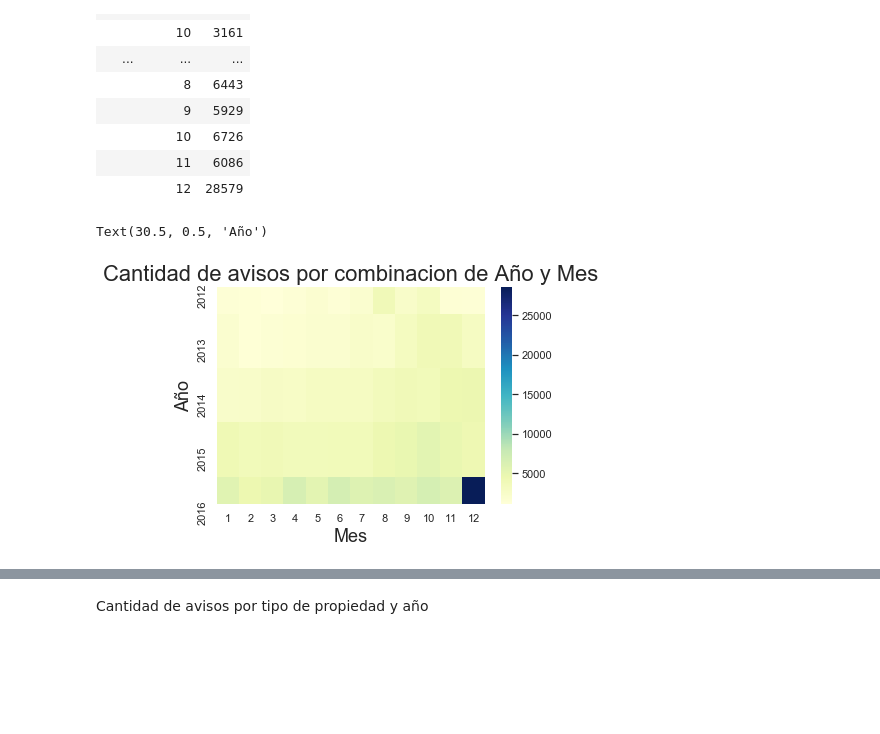
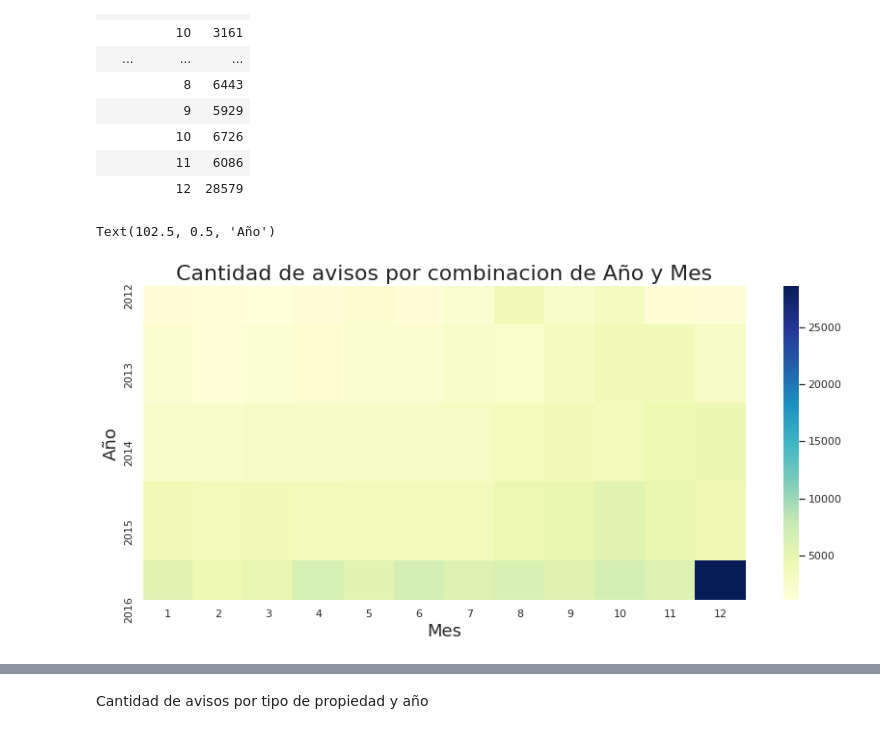
Before and after one commit to alepenaa94/Datos1-2C-2019, a Jupyter notebook: DATOS.ipynb, the cells around one changed output, grey strips where cells are left out. Saved outputs shown, nothing was run; the diff lists cells and outputs as text; code cells hidden in the pictures; blank space fills up the shorter version.

```diff
--- a/DATOS.ipynb
+++ b/DATOS.ipynb
@@ -509,10 +511,11 @@ cantidad_avisos_tiempo
 |  | 12 | 28579 |
 # %%
 for_heatmap = df.pivot_table(index='year', columns='month', values='id', aggfunc='count')
+plt.figure(figsize=(14, 6))
 g = sns.heatmap(for_heatmap,  cmap="YlGnBu")
 g.set_title("Cantidad de avisos por combinacion de Año y Mes", fontsize=22)
 g.set_xlabel("Mes",fontsize=18)
 g.set_ylabel("Año", fontsize=18)
 # %% [output]
-Text(30.5, 0.5, 'Año')
+Text(102.5, 0.5, 'Año')
-[figure, old version]
+[figure, new version]
```
Also changed, not shown: parts of 34 cells of this notebook.
